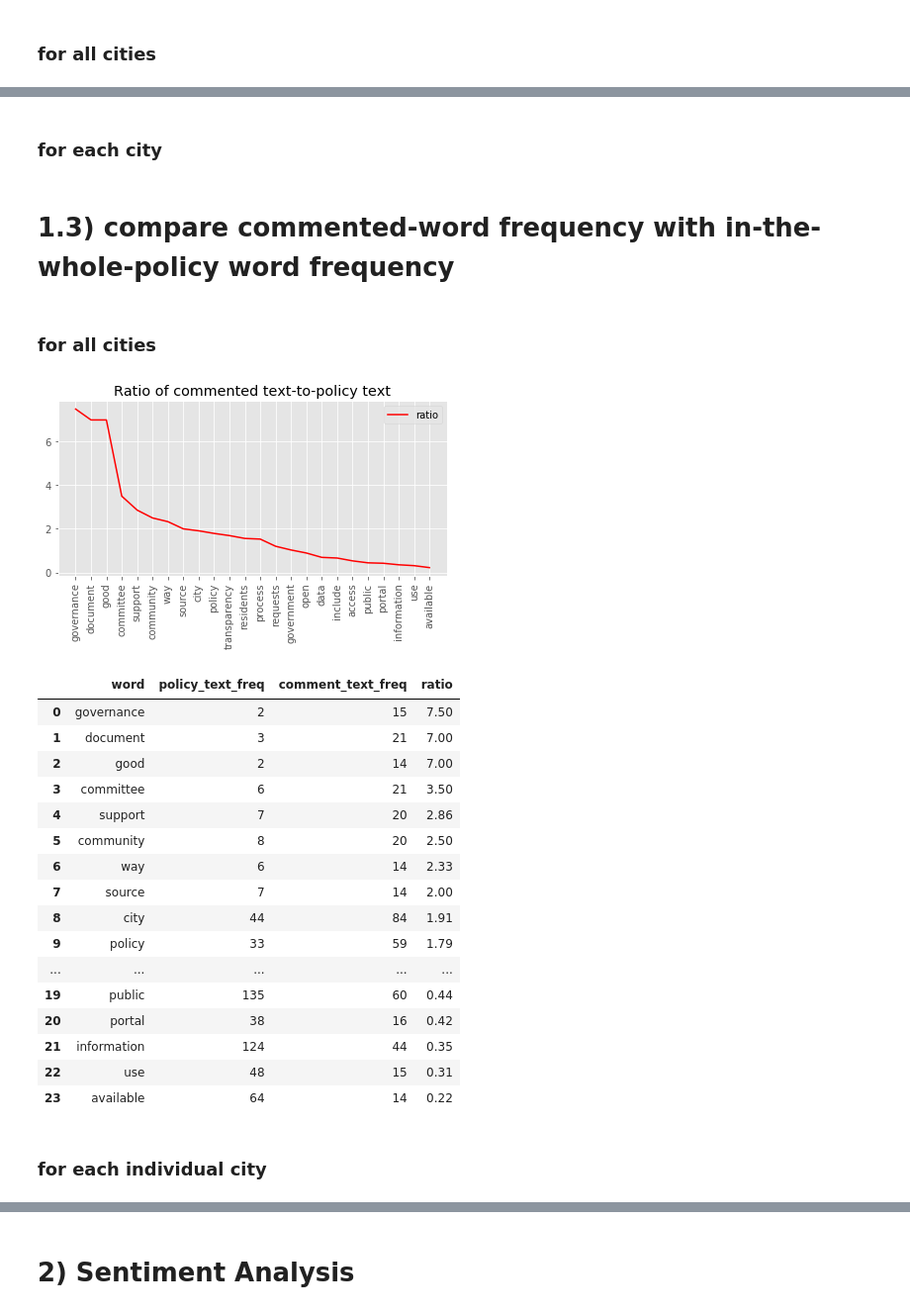
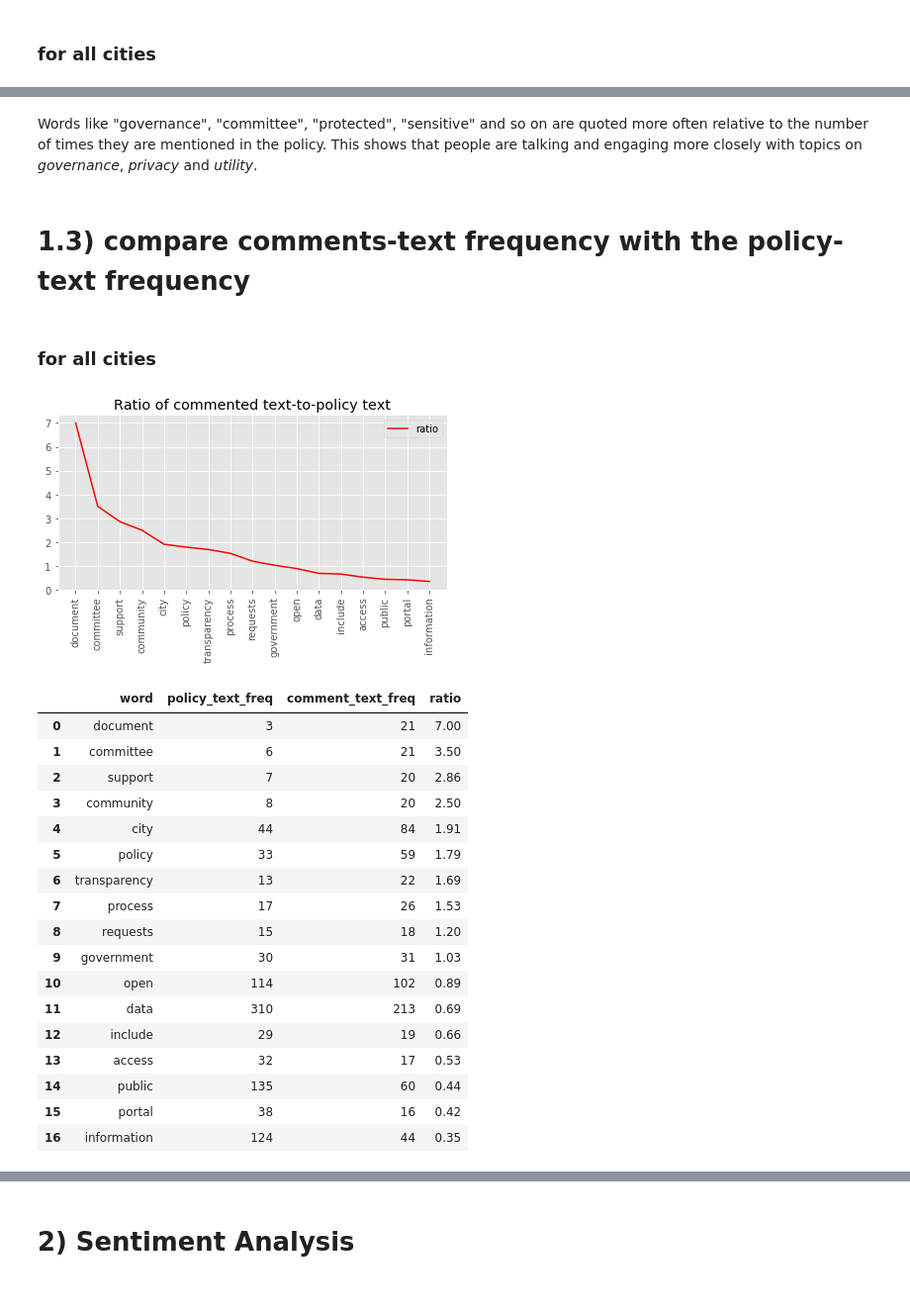
Before and after one commit to faraz-ahmed-sh/Sunlight_Foundation_Summer_2017, a Jupyter notebook: Project on comment scraping/Sunlight_comment_scrapping_and_analysis.ipynb, the cells around one changed output, grey strips where cells are left out. Shown: that part at 99% size. Cells and saved outputs as stored; diff of their text form; code cells hidden in the pictures.

```diff
--- a/Project on comment scraping/Sunlight_comment_scrapping_and_analysis.ipynb
+++ b/Project on comment scraping/Sunlight_comment_scrapping_and_analysis.ipynb
@@ -116,2 +115,0 @@ ratio_quoted_freq_with_policy_freq("single_line_graph", "quoted_text", "Ratio of
-# %% [markdown]
-### for each city
@@ -121,27 +116,28 @@ ratio_quoted_freq_with_policy_freq("single_line_graph", "quoted_text", "Ratio of
+# %% [markdown]
+Words like "governance", "committee", "protected", "sensitive" and so on are quoted more often relative to the number of times they are mentioned in the policy. This shows that people are talking and engaging more closely with topics on *governance*, *privacy* and *utility*.
 # %% [markdown]
-# 1.3) compare commented-word frequency with in-the-whole-policy word frequency
+# 1.3) compare comments-text frequency with the policy-text frequency
 # %% [markdown]
 ### for all cities
 # %%
-ratio_quoted_freq_with_policy_freq("single_line_graph", "comment_text", "Ratio of commented text-to-policy text", all_cities_dataframe, 30, full_policy_text, "single", "descending")
+ratio_quoted_freq_with_policy_freq("single_line_graph", "comment_text", "Ratio of commented text-to-policy text", all_cities_dataframe, 20, full_policy_text, "single", "descending")
 # %% [output]
-[figure, old version]
+[figure, new version]
 |  | word | policy_text_freq | comment_text_freq | ratio |
-| 0 | governance | 2 | 15 | 7.50 |
-| 1 | document | 3 | 21 | 7.00 |
-| 2 | good | 2 | 14 | 7.00 |
-| 3 | committee | 6 | 21 | 3.50 |
-| 4 | support | 7 | 20 | 2.86 |
-| 5 | community | 8 | 20 | 2.50 |
-| 6 | way | 6 | 14 | 2.33 |
-| 7 | source | 7 | 14 | 2.00 |
-| 8 | city | 44 | 84 | 1.91 |
-| 9 | policy | 33 | 59 | 1.79 |
-| ... | ... | ... | ... | ... |
-| 19 | public | 135 | 60 | 0.44 |
-| 20 | portal | 38 | 16 | 0.42 |
-| 21 | information | 124 | 44 | 0.35 |
-| 22 | use | 48 | 15 | 0.31 |
-| 23 | available | 64 | 14 | 0.22 |
+| 0 | document | 3 | 21 | 7.00 |
+| 1 | committee | 6 | 21 | 3.50 |
+| 2 | support | 7 | 20 | 2.86 |
+| 3 | community | 8 | 20 | 2.50 |
+| 4 | city | 44 | 84 | 1.91 |
+| 5 | policy | 33 | 59 | 1.79 |
+| 6 | transparency | 13 | 22 | 1.69 |
+| 7 | process | 17 | 26 | 1.53 |
+| 8 | requests | 15 | 18 | 1.20 |
+| 9 | government | 30 | 31 | 1.03 |
+| 10 | open | 114 | 102 | 0.89 |
+| 11 | data | 310 | 213 | 0.69 |
+| 12 | include | 29 | 19 | 0.66 |
+| 13 | access | 32 | 17 | 0.53 |
+| 14 | public | 135 | 60 | 0.44 |
+| 15 | portal | 38 | 16 | 0.42 |
+| 16 | information | 124 | 44 | 0.35 |
-# %% [markdown]
-### for each individual city
```
Also changed, not shown: parts of 87 cells of this notebook, 1 other file.
